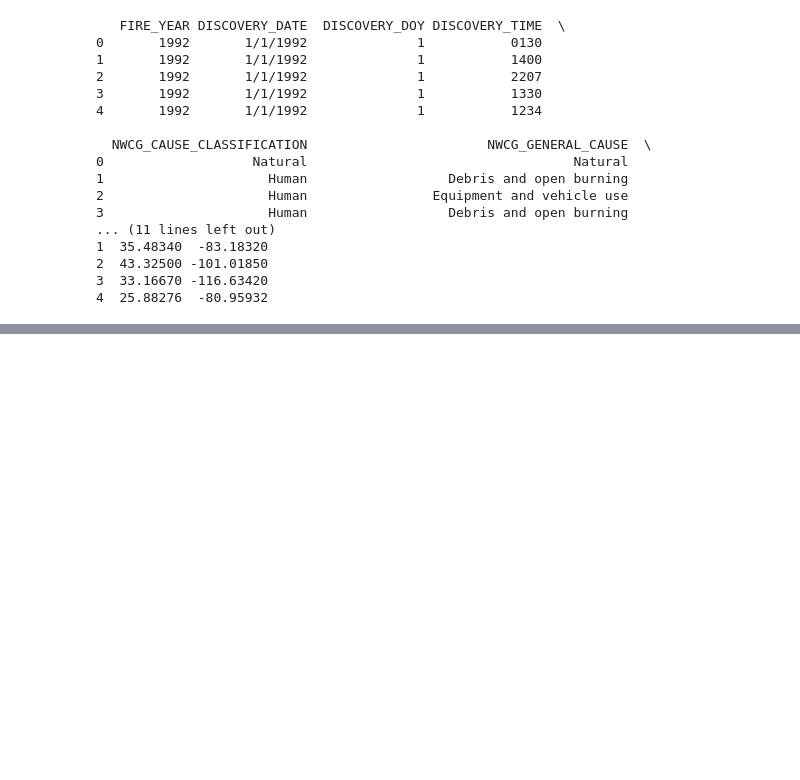
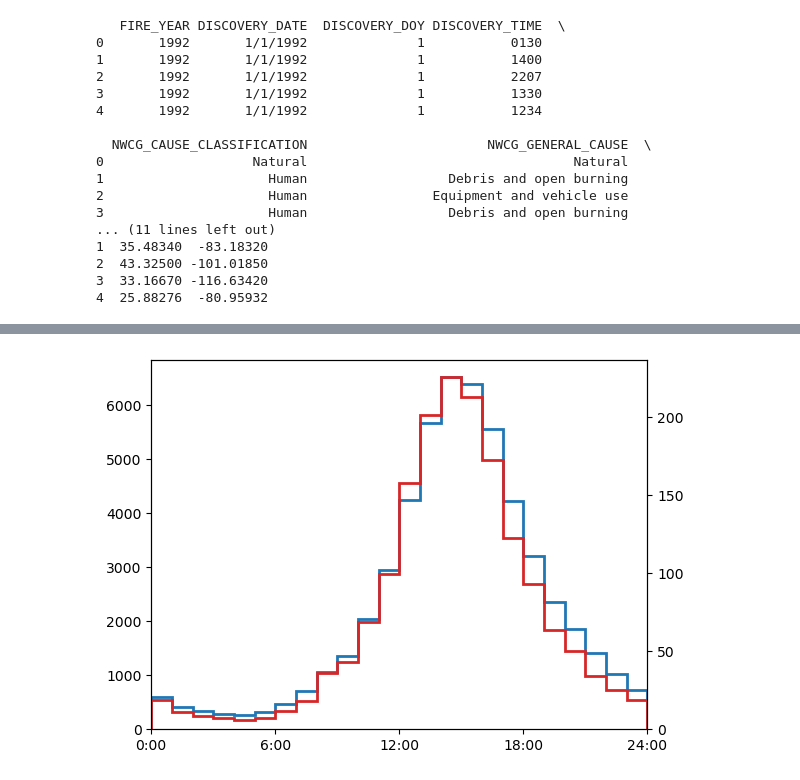
Before and after one commit to rucskajj/Data-Science-Projects, a Jupyter notebook: USWildfires00-20/US_Wildfires_Analysis.ipynb, the cells around one changed output, grey strips where cells are left out. Saved outputs shown, nothing was run; the diff lists cells and outputs as text; code cells hidden in the pictures; blank space fills up the shorter version.

```diff
--- a/USWildfires00-20/US_Wildfires_Analysis.ipynb
+++ b/USWildfires00-20/US_Wildfires_Analysis.ipynb
@@ -29,0 +53,21 @@ print(df.head()) # Ordered by Discovery Date
+# %%
+disctime = df['DISCOVERY_TIME'].replace('', np.nan).dropna().astype('int64')
+disctime_lf = df_lrg['DISCOVERY_TIME'].replace('', np.nan).dropna().astype('int64')
+
+fig, ax = plt.subplots()
+
+norm = 28 # to get bin values in number of fires per year
+hist, bin_edges = np.histogram(disctime, bins=np.linspace(0,2400,25))
+ax.stairs(hist/norm, bin_edges, lw=2)
+ax2=ax.twinx()
+
+hist, bin_edges = np.histogram(disctime_lf, bins=np.linspace(0,2400,25))
+ax2.stairs(hist/norm, bin_edges, lw=2, color='C3')
+
+ax.set_xlim(0,2400)
+ax.set_xticks([0,600,1200,1800,2400])
+ax.set_xticklabels(["0:00","6:00","12:00","18:00","24:00"])
+
+plt.show()
+# %% [output]
+[figure, added]
```
Also changed, not shown: parts of 10 cells of this notebook, 1 other file.
